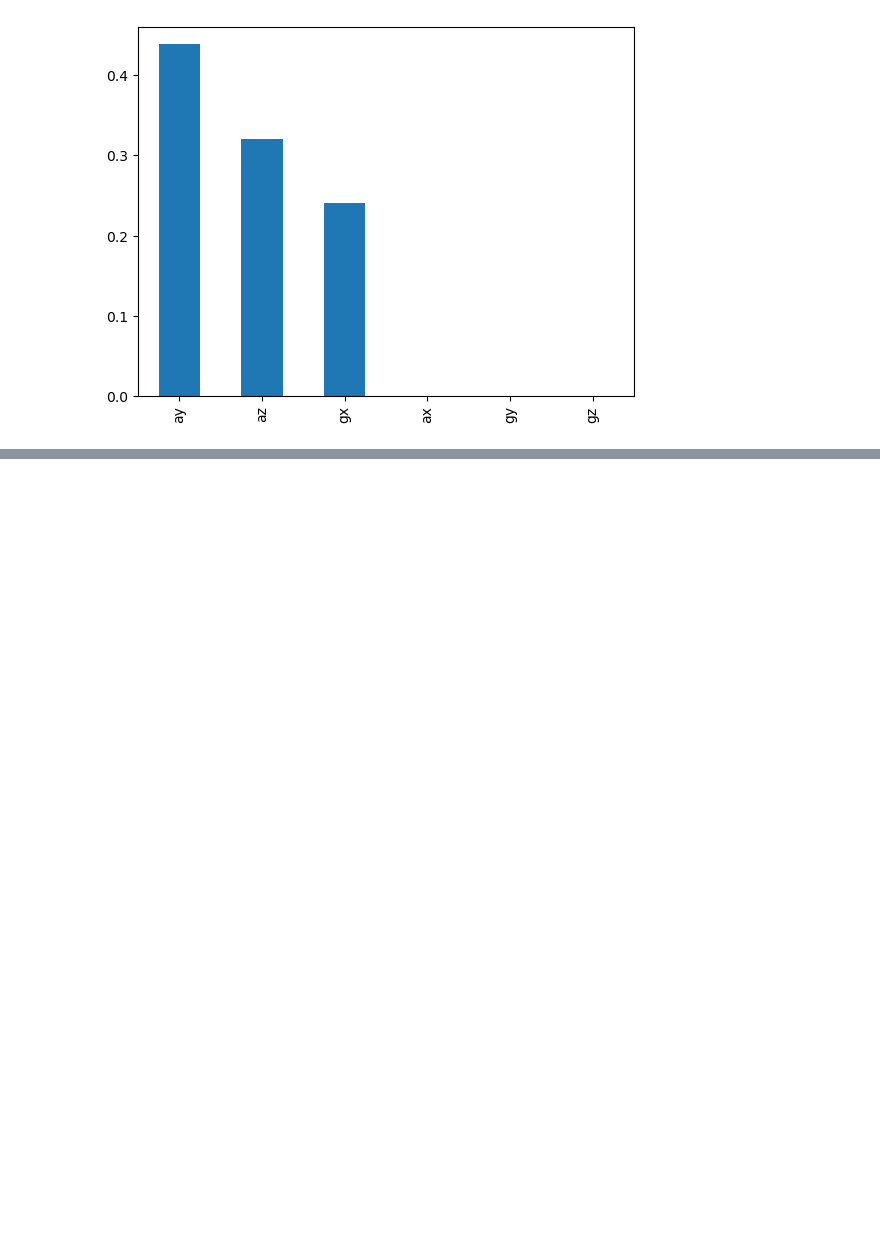
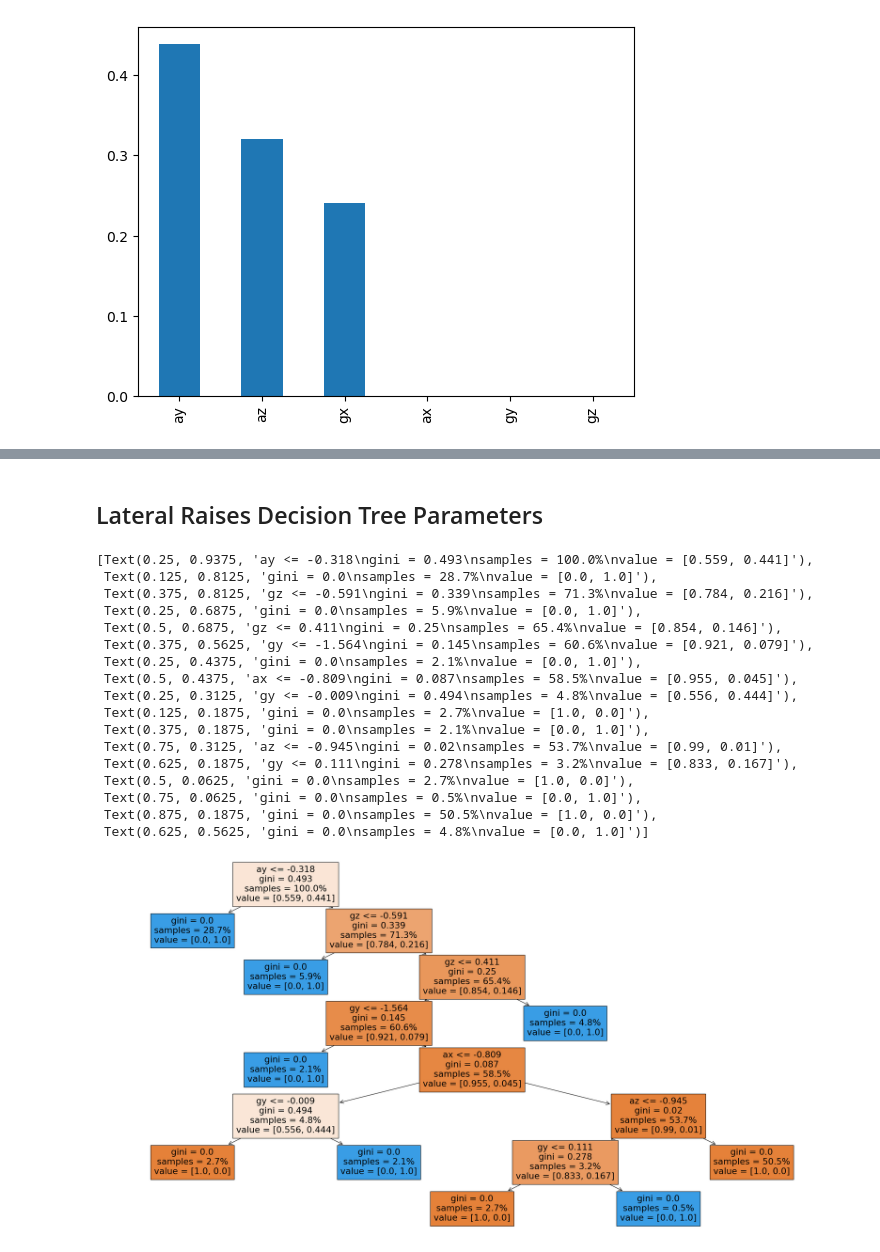
Before and after one commit to NES-Team/form-factor, a Jupyter notebook: decision_trees.ipynb, the cells around one changed output, grey strips where cells are left out. Drawn from its saved outputs; the diff is of its cells as text; code cells hidden in the pictures; blank space fills up the shorter version.

```diff
--- a/decision_trees.ipynb
+++ b/decision_trees.ipynb
@@ -333,0 +402,28 @@ imp_pd.plot.bar()
+# %% [markdown]
+## Lateral Raises Decision Tree Parameters
+# %%
+plt.figure(figsize = (30,15))
+#Note that we have to pass the feature names into the plotting function to get the actual names
+#We pass the column names through the pipeline in case any feature augmentation was made
+#For example, a categorical feature will be split into multiple features with one hot encoding
+#and this way assigns a name to each column based on the feature value and the original feature name
+tree.plot_tree(clf,max_depth=7, proportion=True,feature_names=feature_names, filled=True)
+# %% [output]
+[Text(0.25, 0.9375, 'ay <= -0.318\ngini = 0.493\nsamples = 100.0%\nvalue = [0.559, 0.441]'),
+ Text(0.125, 0.8125, 'gini = 0.0\nsamples = 28.7%\nvalue = [0.0, 1.0]'),
+ Text(0.375, 0.8125, 'gz <= -0.591\ngini = 0.339\nsamples = 71.3%\nvalue = [0.784, 0.216]'),
+ Text(0.25, 0.6875, 'gini = 0.0\nsamples = 5.9%\nvalue = [0.0, 1.0]'),
+ Text(0.5, 0.6875, 'gz <= 0.411\ngini = 0.25\nsamples = 65.4%\nvalue = [0.854, 0.146]'),
+ Text(0.375, 0.5625, 'gy <= -1.564\ngini = 0.145\nsamples = 60.6%\nvalue = [0.921, 0.079]'),
+ Text(0.25, 0.4375, 'gini = 0.0\nsamples = 2.1%\nvalue = [0.0, 1.0]'),
+ Text(0.5, 0.4375, 'ax <= -0.809\ngini = 0.087\nsamples = 58.5%\nvalue = [0.955, 0.045]'),
+ Text(0.25, 0.3125, 'gy <= -0.009\ngini = 0.494\nsamples = 4.8%\nvalue = [0.556, 0.444]'),
+ Text(0.125, 0.1875, 'gini = 0.0\nsamples = 2.7%\nvalue = [1.0, 0.0]'),
+ Text(0.375, 0.1875, 'gini = 0.0\nsamples = 2.1%\nvalue = [0.0, 1.0]'),
+ Text(0.75, 0.3125, 'az <= -0.945\ngini = 0.02\nsamples = 53.7%\nvalue = [0.99, 0.01]'),
+ Text(0.625, 0.1875, 'gy <= 0.111\ngini = 0.278\nsamples = 3.2%\nvalue = [0.833, 0.167]'),
+ Text(0.5, 0.0625, 'gini = 0.0\nsamples = 2.7%\nvalue = [1.0, 0.0]'),
+ Text(0.75, 0.0625, 'gini = 0.0\nsamples = 0.5%\nvalue = [0.0, 1.0]'),
+ Text(0.875, 0.1875, 'gini = 0.0\nsamples = 50.5%\nvalue = [1.0, 0.0]'),
+ Text(0.625, 0.5625, 'gini = 0.0\nsamples = 4.8%\nvalue = [0.0, 1.0]')]
+[figure, added]
```
Also changed, not shown: parts of 21 cells of this notebook.
